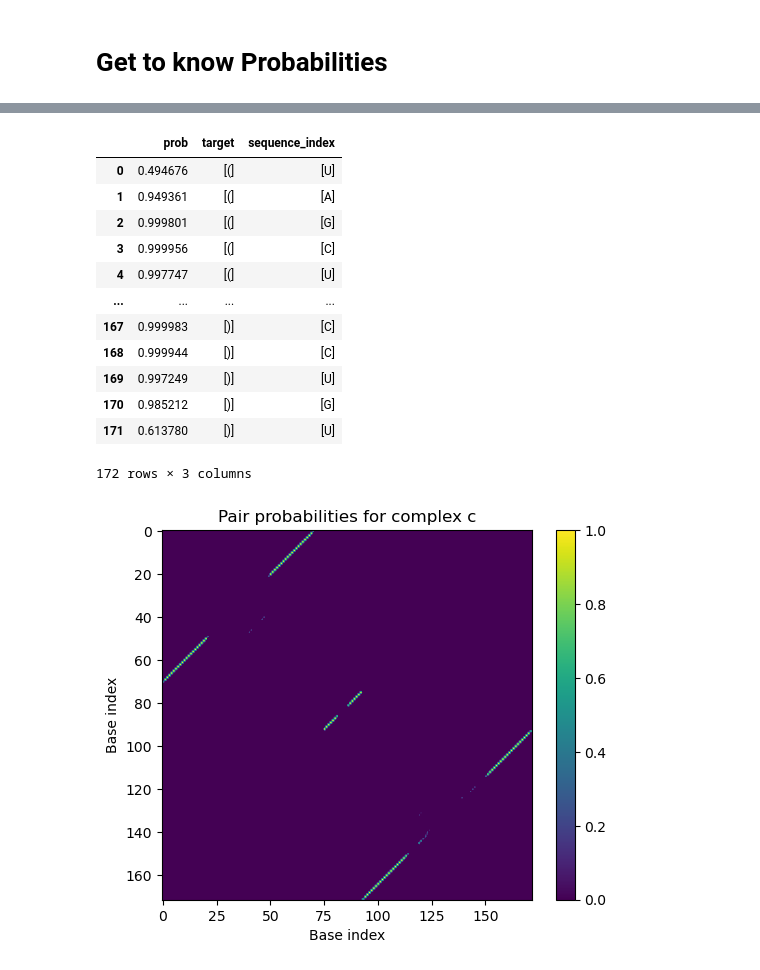
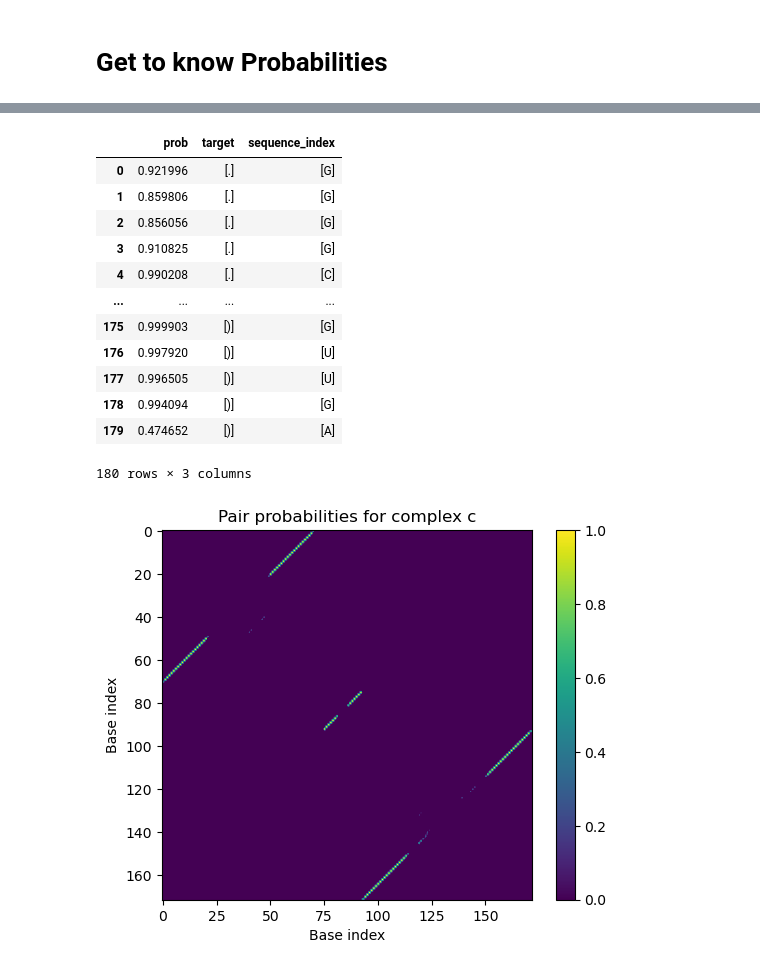
Before and after one commit to iGEM-UGM/iGEM-UGM-drylab, a Jupyter notebook: drylab-parameter-pipeline.ipynb, the cells around one changed output, grey strips where cells are left out. Drawn from its saved outputs; the diff is of its cells as text; code cells hidden in the pictures.

Commit message:
recheck lira-2 regression

```diff
--- a/drylab-parameter-pipeline.ipynb
+++ b/drylab-parameter-pipeline.ipynb
@@ -902,36 +923,36 @@ def get_prob(target, matrix):
 # %%
 import pandas as pd
 def split_alphabets(string):
   """Splits a string into a list of lists, where each inner list contains all the occurrences of a single alphabet."""
   alphabets = []
   for char in string:
     if char not in alphabets:
       alphabets.append([char])
     else:
       alphabets[-1].append(char)
   return alphabets
-structure = str(tube_results.complexes[Complex([b, a, c], name='(b+a+c)')].mfe[0][0]).replace("+", "")
+structure = str(tube_results.complexes[Complex([a, b], name='(a+b)')].mfe[0][0]).replace("+", "")
 target = split_alphabets(structure)
-seq_list = split_alphabets(mir21+sequence+mir92a)
-matrix_prob = pairs(Complex([b, a, c], name='(b+a+c)'), model=model1).to_array()
+seq_list = split_alphabets(sequence+mir21)
+matrix_prob = pairs(Complex([a, b], name='(a+b)'), model=model1).to_array()
 prob = get_prob(structure, matrix_prob)
 lira_manual = pd.DataFrame({'prob': prob, 'target': target, 'sequence_index': seq_list})
-# lira_manual.to_csv('lira_manual_prob.csv')
+lira_manual.to_csv('lira_prob.csv')
 lira_manual
 # %% [output]
 |  | prob | target | sequence_index |
-| 0 | 0.494676 | [(] | [U] |
-| 1 | 0.949361 | [(] | [A] |
-| 2 | 0.999801 | [(] | [G] |
-| 3 | 0.999956 | [(] | [C] |
-| 4 | 0.997747 | [(] | [U] |
+| 0 | 0.921996 | [.] | [G] |
+| 1 | 0.859806 | [.] | [G] |
+| 2 | 0.856056 | [.] | [G] |
+| 3 | 0.910825 | [.] | [G] |
+| 4 | 0.990208 | [.] | [C] |
 | ... | ... | ... | ... |
-| 167 | 0.999983 | [)] | [C] |
-| 168 | 0.999944 | [)] | [C] |
-| 169 | 0.997249 | [)] | [U] |
-| 170 | 0.985212 | [)] | [G] |
-| 171 | 0.613780 | [)] | [U] |
+| 175 | 0.999903 | [)] | [G] |
+| 176 | 0.997920 | [)] | [U] |
+| 177 | 0.996505 | [)] | [U] |
+| 178 | 0.994094 | [)] | [G] |
+| 179 | 0.474652 | [)] | [A] |
-172 rows × 3 columns
+180 rows × 3 columns
 # %%
 plt.imshow(non_diagonal_array)
 plt.xlabel('Base index')
```
Also changed, not shown: parts of 7 cells of this notebook, 7 other files.
